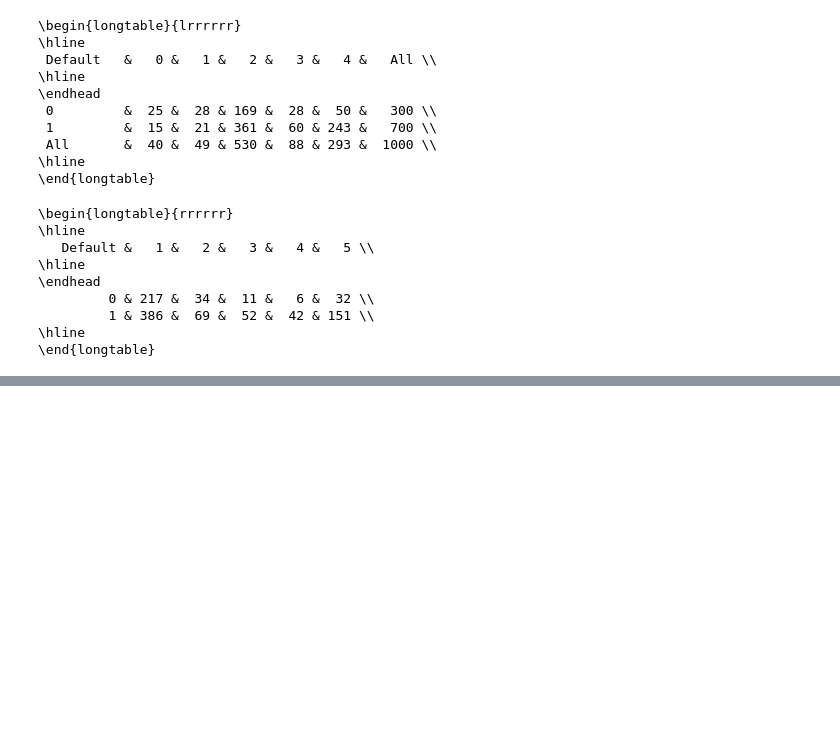
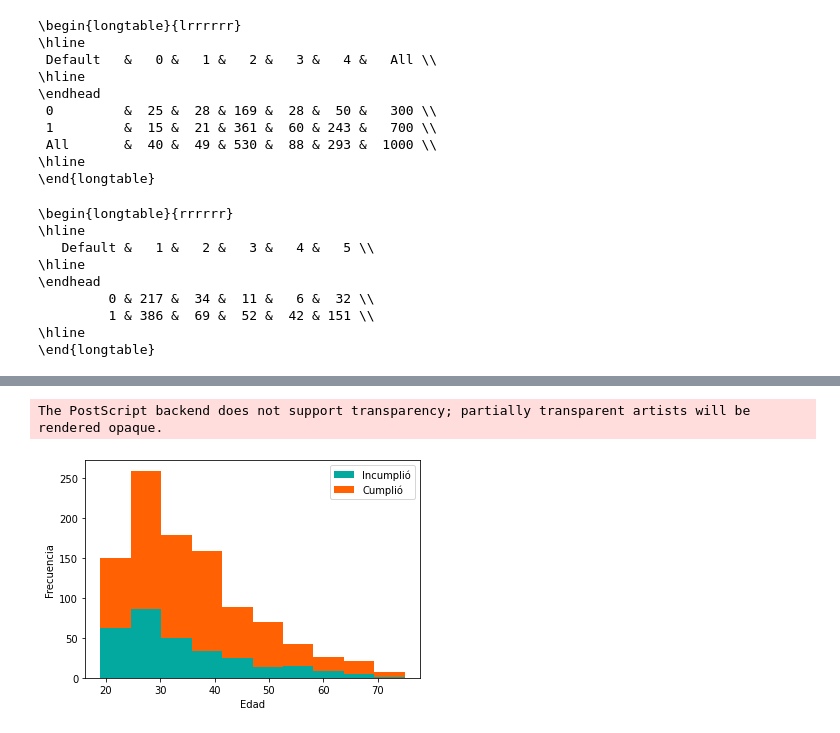
Before and after one commit to Afr063426/Proyecto_Est_Act_II, a Jupyter notebook: codigo.ipynb, the cells around one changed output, grey strips where cells are left out. Drawn from its saved outputs; the diff is of its cells as text; code cells hidden in the pictures; blank space fills up the shorter version.

```diff
--- a/codigo.ipynb
+++ b/codigo.ipynb
@@ -169,0 +282,12 @@ print(tabulate(savings_default,headers='keys',tablefmt='latex_longtable'))
+# %%
+color=["#03A89E","#FF6103"]
+
+
+pd.DataFrame({'Incumplió': data.groupby('Default').get_group(0).Edad,'Cumplió':   data.groupby('Default').get_group(1).Edad}).plot.hist(stacked=True, color = color).axes.get_xaxis()
+plt.xlabel("Edad")
+plt.ylabel("Frecuencia")
+plt.savefig('AgeDistribution.eps', format='eps')
+plt.show()
+# %% [output]
+The PostScript backend does not support transparency; partially transparent artists will be rendered opaque.
+[figure, added]
```
Also changed, not shown: parts of 20 cells of this notebook.
